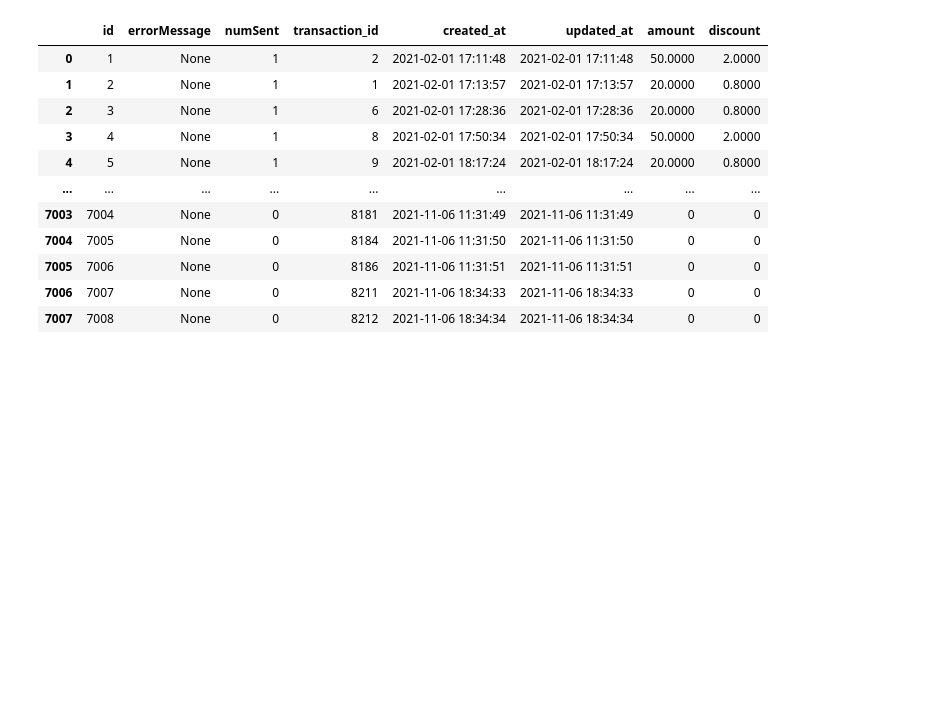
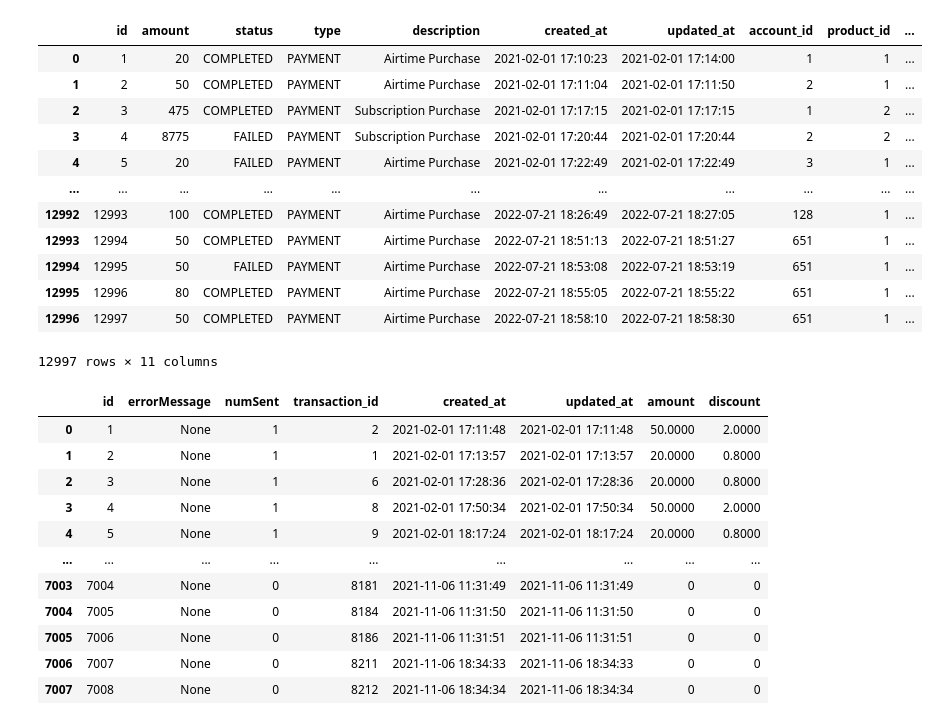
Before and after one commit to Sidooh/Legacy---V2-Migration, a Jupyter notebook: products.ipynb, the cells around one changed output. Saved outputs shown, nothing was run; the diff lists cells and outputs as text; code cells hidden in the pictures; blank space fills up the shorter version.

```diff
--- a/products.ipynb
+++ b/products.ipynb
@@ -20,22 +20,44 @@ airtime_accounts_new = airtime_accounts.copy()
 utility_accounts_new = utility_accounts.copy()
 subscriptions_new = subscriptions.copy()
 # %%
+# transactions_new = transactions.copy()
+
+# No need we still have pending transactions from previous year that need to be resolved
+# dateFrom = pd.to_datetime('2022')
+
+# transactions_new = transactions[pd.to_datetime(transactions['created_at']) > dateFrom]
+
 transactions_new['initiator'] = 'CONSUMER'
 transactions_new[['description', 'destination']] = transactions.description.str.split(' - ', expand=True)
 
 def statusTransform(val):
     val = val.upper()
 
     if (val == "REIMBURSED"):
         val = "REFUNDED"
 
     if (val == "SUCCESS"):
         val = "COMPLETED"
 
     return val
 
 
 transactions_new['status'] = transactions['status'].apply(statusTransform)
+transactions_new
+# %% [output]
+|  | id | amount | status | type | description | created_at | updated_at | account_id | product_id | ... |
+| 0 | 1 | 20 | COMPLETED | PAYMENT | Airtime Purchase | 2021-02-01 17:10:23 | 2021-02-01 17:14:00 | 1 | 1 | ... |
+| 1 | 2 | 50 | COMPLETED | PAYMENT | Airtime Purchase | 2021-02-01 17:11:04 | 2021-02-01 17:11:50 | 2 | 1 | ... |
+| 2 | 3 | 475 | COMPLETED | PAYMENT | Subscription Purchase | 2021-02-01 17:17:15 | 2021-02-01 17:17:15 | 1 | 2 | ... |
+| 3 | 4 | 8775 | FAILED | PAYMENT | Subscription Purchase | 2021-02-01 17:20:44 | 2021-02-01 17:20:44 | 2 | 2 | ... |
+| 4 | 5 | 20 | FAILED | PAYMENT | Airtime Purchase | 2021-02-01 17:22:49 | 2021-02-01 17:22:49 | 3 | 1 | ... |
+| ... | ... | ... | ... | ... | ... | ... | ... | ... | ... | ... |
+| 12992 | 12993 | 100 | COMPLETED | PAYMENT | Airtime Purchase | 2022-07-21 18:26:49 | 2022-07-21 18:27:05 | 128 | 1 | ... |
+| 12993 | 12994 | 50 | COMPLETED | PAYMENT | Airtime Purchase | 2022-07-21 18:51:13 | 2022-07-21 18:51:27 | 651 | 1 | ... |
+| 12994 | 12995 | 50 | FAILED | PAYMENT | Airtime Purchase | 2022-07-21 18:53:08 | 2022-07-21 18:53:19 | 651 | 1 | ... |
+| 12995 | 12996 | 80 | COMPLETED | PAYMENT | Airtime Purchase | 2022-07-21 18:55:05 | 2022-07-21 18:55:22 | 651 | 1 | ... |
+| 12996 | 12997 | 50 | COMPLETED | PAYMENT | Airtime Purchase | 2022-07-21 18:58:10 | 2022-07-21 18:58:30 | 651 | 1 | ... |
+12997 rows × 11 columns
 # %%
 at_airtime_requests_new['amount'] = at_airtime_requests['totalAmount'].apply(lambda val: val.split(' ')[1] if len(val.split(' ')) == 2 else val)
 at_airtime_requests_new['discount'] = at_airtime_requests['totalDiscount'].apply(lambda val: val.split(' ')[1] if len(val.split(' ')) == 2 else val)
```
Also changed, not shown: parts of 7 cells of this notebook, 3 other files.
